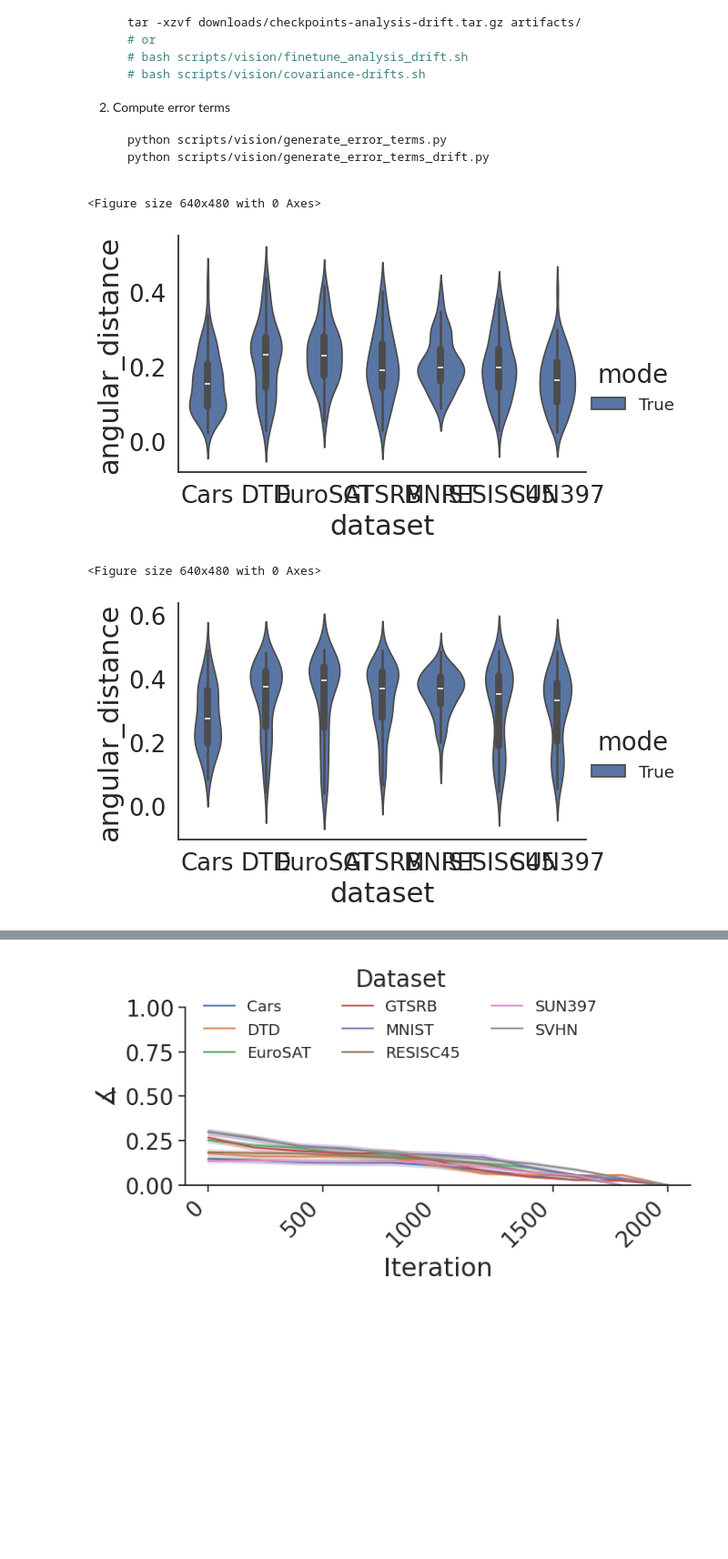
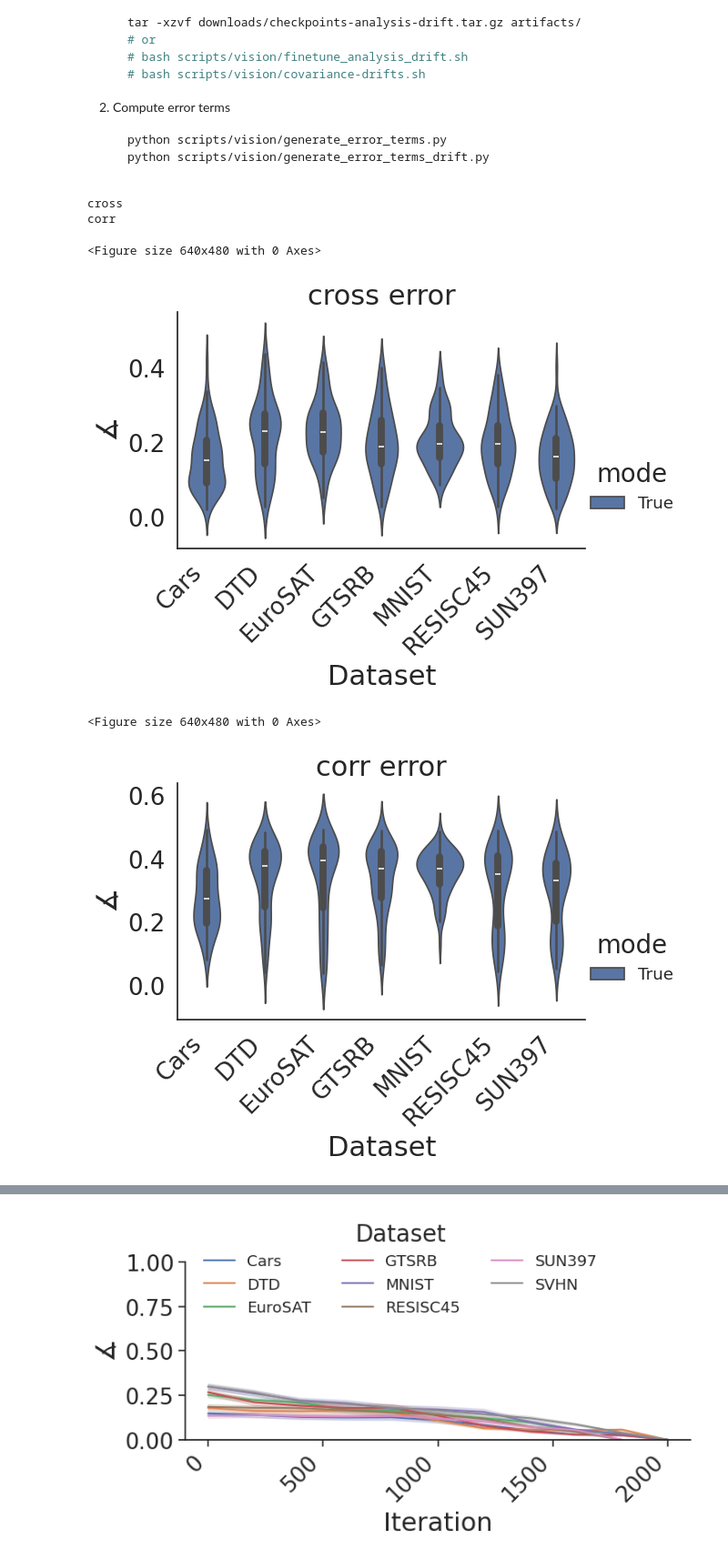
Before and after one commit to marawangamal/actmat, a Jupyter notebook: scripts/analysis.ipynb, the cells around one changed output, grey strips where cells are left out. Shown at 91% size. Cells and saved outputs as stored; diff of their text form; code cells hidden in the pictures; blank space fills up the shorter version.

```diff
--- a/scripts/analysis.ipynb
+++ b/scripts/analysis.ipynb
@@ -82,37 +82,41 @@ for tp in ["cross", "corr"]:
     df = pd.read_csv(os.path.join(results_dir, "error_terms.csv"))
 
     df["angular_distance"] = np.arccos(df["cosine_similarity"].clip(-1.0, 1.0)) / np.pi
 
     df = df[df["type"] == tp]
     # df = df[df["mode"] == "true"]
     df = df[df["mode"] == True]
     # df["mode"] = df["mode"].map({"true": "Measured", "ctrl": "Random PSD"})
 
     # Make violin plot
     plt.figure()
+    print(tp)
     g = sns.catplot(
         data=df,
         # x="layer_name",
         x="dataset",
         y="angular_distance",
         kind="violin",
         hue="mode",
         height=4,
         aspect=1.5,
     )
     # sns.move_legend(g, "upper center", ncol=3, bbox_to_anchor=(0.5, 1.05), title="Type")
     # plt.ylim(0, 1)  # Set y-axis range from 0 to 1
-    # plt.ylabel(r"$\measuredangle$")
-    # plt.xlabel("Dataset")
-    # plt.xticks(rotation=45, ha="right")
+    plt.ylabel(r"$\measuredangle$")
+    plt.xlabel("Dataset")
+    plt.xticks(rotation=45, ha="right")
+    plt.title(tp + " error")
     # plt.tight_layout()
     # plt.savefig(
     #     os.path.join(results_dir, f"error_{type}_term.pdf"), bbox_inches="tight"
     # )
     # plt.show()
     # plt.close()
 # %% [output]
-<Figure size 640x480 with 0 Axes>
+cross
+corr
+<Figure size 640x480 with 0 Axes>
-[figure, old version]
+[figure, new version]
-<Figure size 640x480 with 0 Axes>
+<Figure size 640x480 with 0 Axes>
-[figure, old version]
+[figure, new version]
```
Also changed, not shown: parts of 10 cells of this notebook, 31 other files.
